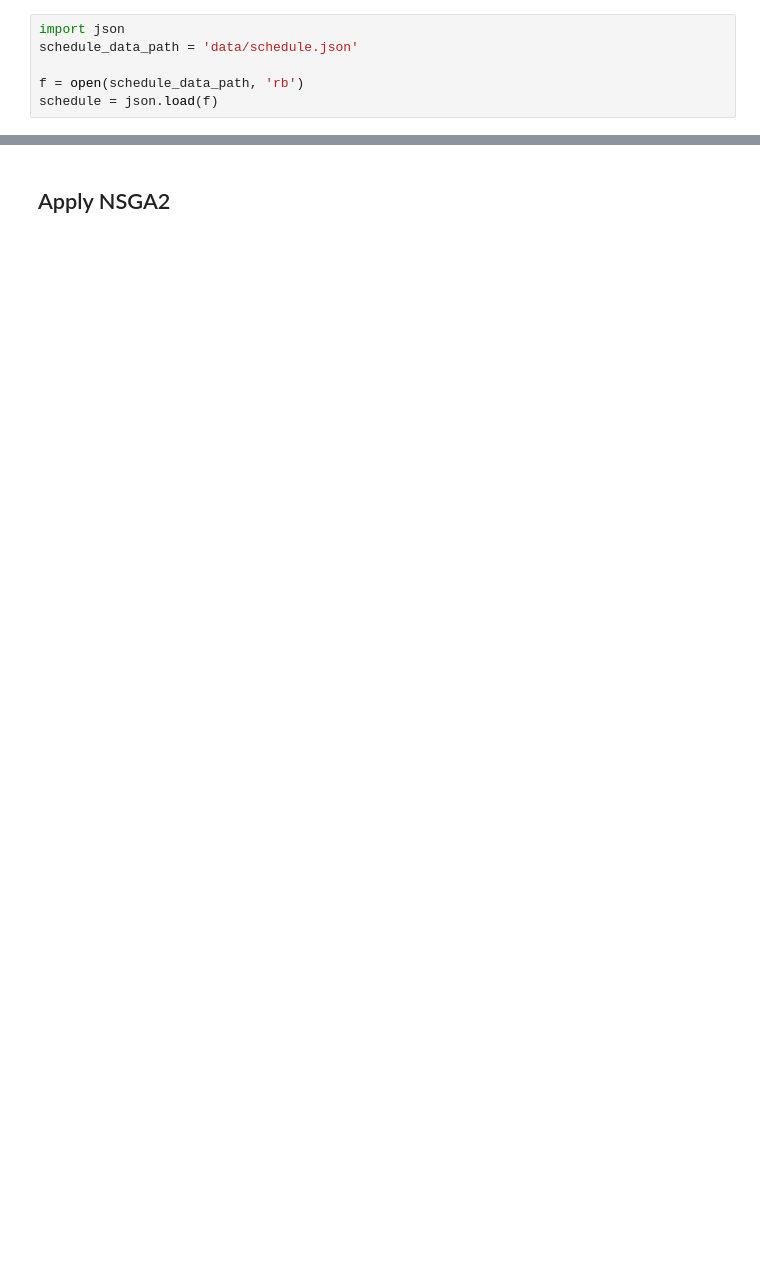
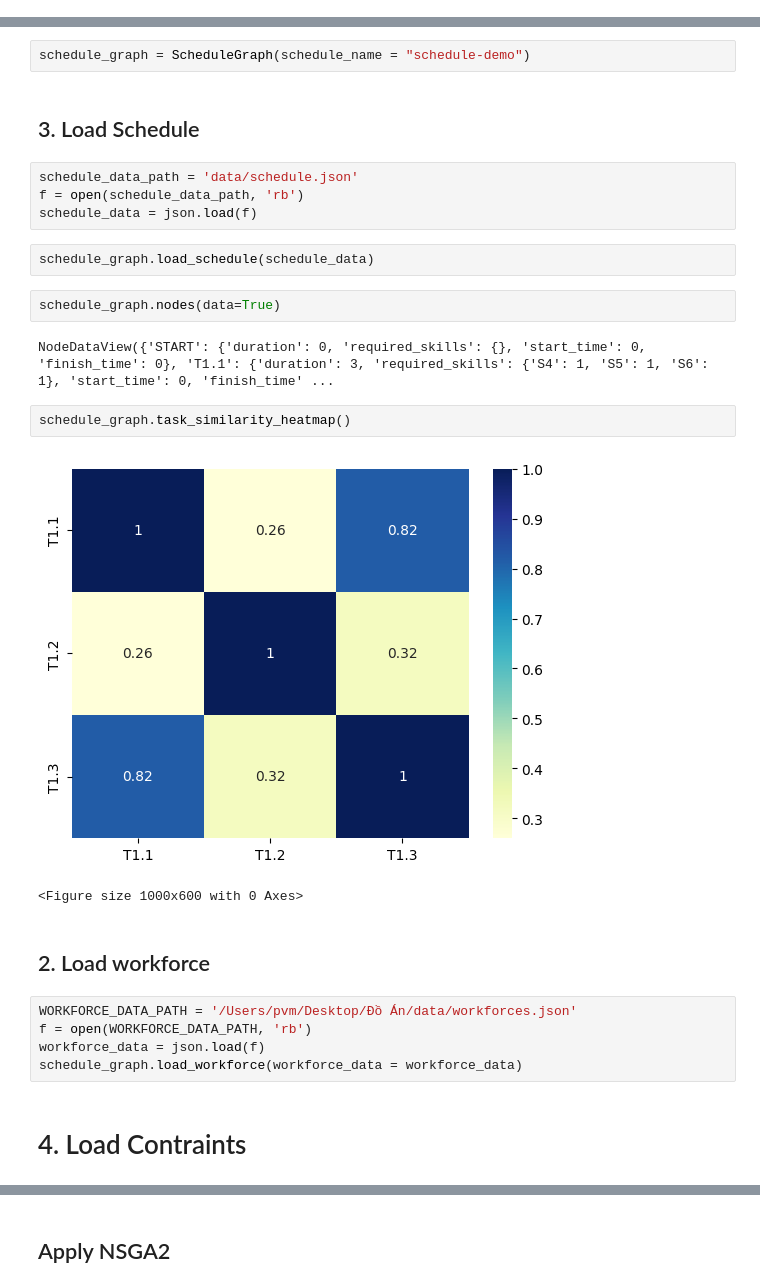
Before and after one commit to 5-Niubi/algorithmns, a Jupyter notebook: nsga2-with-rcpsp.ipynb, the cells around one changed output, grey strips where cells are left out. Saved outputs shown, nothing was run; the diff lists cells and outputs as text; blank space fills up the shorter version.

Commit message:
update graph

```diff
--- a/nsga2-with-rcpsp.ipynb
+++ b/nsga2-with-rcpsp.ipynb
@@ -35,6 +0,0 @@ for i in range(len(LIST_WORKFORCE)):
-# %%
-import json
-schedule_data_path = 'data/schedule.json'
-
-f = open(schedule_data_path, 'rb')
-schedule = json.load(f)
@@ -257,0 +10,28 @@ import copy
+# %%
+schedule_graph = ScheduleGraph(schedule_name = "schedule-demo")
+# %% [markdown]
+## 3. Load Schedule
+# %%
+schedule_data_path = 'data/schedule.json'
+f = open(schedule_data_path, 'rb')
+schedule_data = json.load(f)
+# %%
+schedule_graph.load_schedule(schedule_data)
+# %%
+schedule_graph.nodes(data=True)
+# %% [output]
+NodeDataView({'START': {'duration': 0, 'required_skills': {}, 'start_time': 0, 'finish_time': 0}, 'T1.1': {'duration': 3, 'required_skills': {'S4': 1, 'S5': 1, 'S6': 1}, 'start_time': 0, 'finish_time' ...
+# %%
+schedule_graph.task_similarity_heatmap()
+# %% [output]
+[figure, added]
+<Figure size 1000x600 with 0 Axes>
+# %% [markdown]
+## 2. Load workforce
+# %%
+WORKFORCE_DATA_PATH = '/Users/pvm/Desktop/Đồ Án/data/workforces.json'
+f = open(WORKFORCE_DATA_PATH, 'rb')
+workforce_data = json.load(f)
+schedule_graph.load_workforce(workforce_data = workforce_data)
+# %% [markdown]
+# 4. Load Contraints
```
Also changed, not shown: parts of 65 cells of this notebook, 1 other file.
